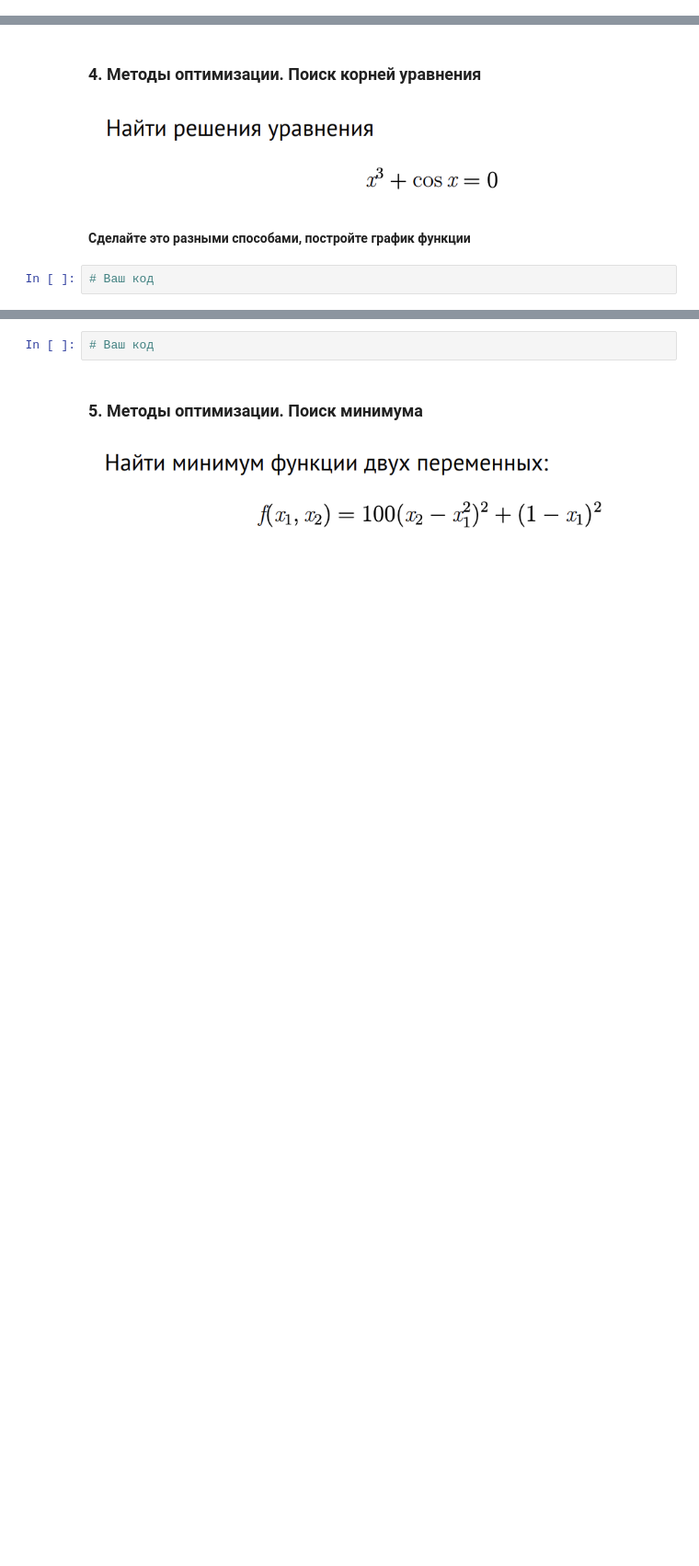
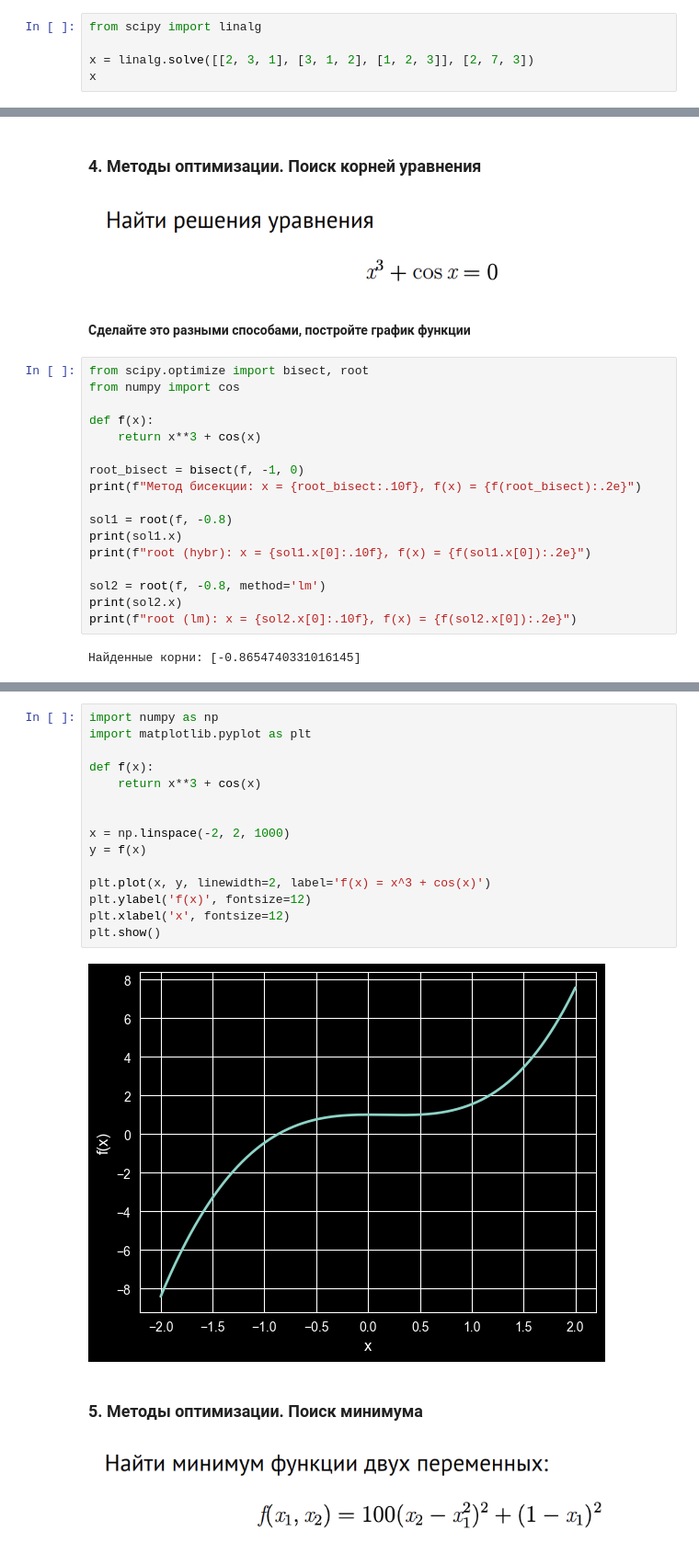
Before and after one commit to Calrission/MIIGAIK-Computer-Math, a Jupyter notebook: 4. Библиотека SciPy/Практическая_работа_№4_Библиотека_SciPy_Часть_№1.ipynb, the cells around one changed output, grey strips where cells are left out. Shown at 92% size. Cells and saved outputs as stored; diff of their text form; blank space fills up the shorter version.

Commit message:
completed scipy practice

```diff
--- a/4. Библиотека SciPy/Практическая_работа_№4_Библиотека_SciPy_Часть_№1.ipynb
+++ b/4. Библиотека SciPy/Практическая_работа_№4_Библиотека_SciPy_Часть_№1.ipynb
@@ -18,0 +55,5 @@
+# %%
+from scipy import linalg
+
+x = linalg.solve([[2, 3, 1], [3, 1, 2], [1, 2, 3]], [2, 7, 3])
+x
@@ -28,12 +85,44 @@
 ![image.png](embedded-picture-1)
 # %% [markdown]
 **Сделайте это разными способами, постройте график функции**
-# %%
-# Ваш код
+# %%
+from scipy.optimize import bisect, root
+from numpy import cos
+
+def f(x):
+    return x**3 + cos(x)
+
+root_bisect = bisect(f, -1, 0)
+print(f"Метод бисекции: x = {root_bisect:.10f}, f(x) = {f(root_bisect):.2e}")
+
+sol1 = root(f, -0.8)
+print(sol1.x)
+print(f"root (hybr): x = {sol1.x[0]:.10f}, f(x) = {f(sol1.x[0]):.2e}")
+
+sol2 = root(f, -0.8, method='lm')
+print(sol2.x)
+print(f"root (lm): x = {sol2.x[0]:.10f}, f(x) = {f(sol2.x[0]):.2e}")
+# %% [output]
+Найденные корни: [-0.8654740331016145]
 # %% [markdown]
 ![image.png](embedded-picture-1)
-# %%
-# Ваш код
+# %%
+import numpy as np
+import matplotlib.pyplot as plt
+
+def f(x):
+    return x**3 + cos(x)
+
+
+x = np.linspace(-2, 2, 1000)
+y = f(x)
+
+plt.plot(x, y, linewidth=2, label='f(x) = x^3 + cos(x)')
+plt.ylabel('f(x)', fontsize=12)
+plt.xlabel('x', fontsize=12)
+plt.show()
+# %% [output]
+[figure, added]
 # %% [markdown]
 ### **5. Методы оптимизации. Поиск минимума**
 # %% [markdown]
```
Also changed, not shown: parts of 24 cells of this notebook.
